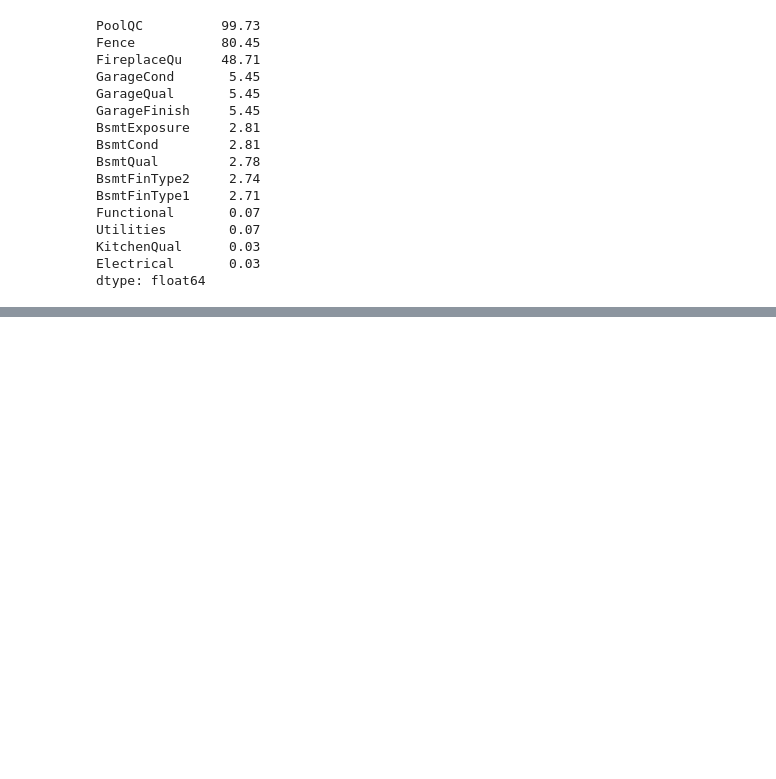
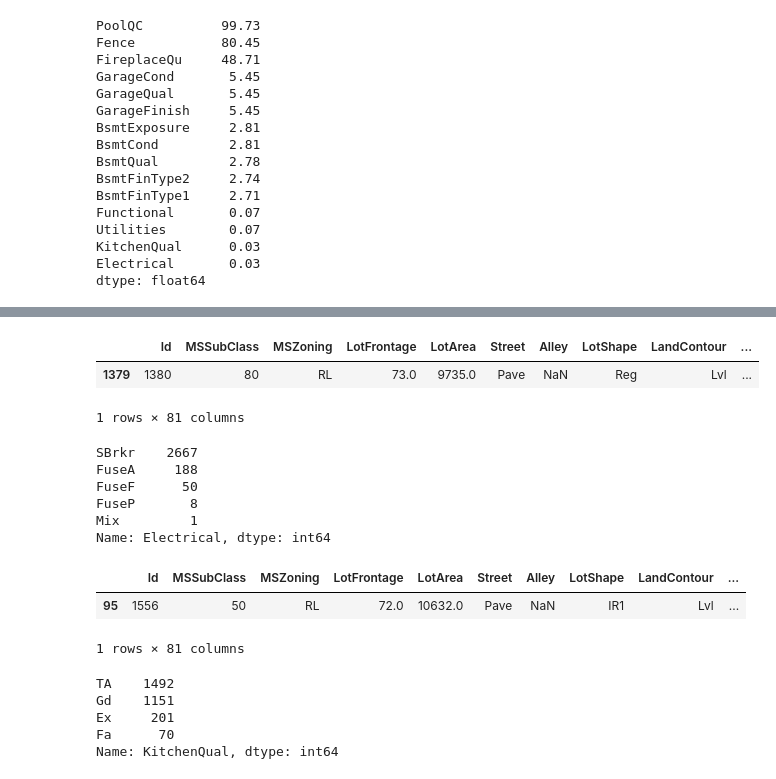
Before and after one commit to rsrigiri/Housing-Prices-Prediction, a Jupyter notebook: AMES-Housing-Prices-Prediction.ipynb, the cells around one changed output, grey strips where cells are left out. Cells and saved outputs as stored; diff of their text form; code cells hidden in the pictures; blank space fills up the shorter version.

```diff
--- a/AMES-Housing-Prices-Prediction.ipynb
+++ b/AMES-Housing-Prices-Prediction.ipynb
@@ -347,0 +407,15 @@ dtype: float64
+# %%
+df[df['Electrical'].isnull()]
+# %% [output]
+|  | Id | MSSubClass | MSZoning | LotFrontage | LotArea | Street | Alley | LotShape | LandContour | ... |
+| 1379 | 1380 | 80 | RL | 73.0 | 9735.0 | Pave | NaN | Reg | Lvl | ... |
+1 rows × 81 columns
+# %%
+df['Electrical'].value_counts()
+# %% [output]
+SBrkr    2667
+FuseA     188
+FuseF      50
+FuseP       8
+Mix         1
+Name: Electrical, dtype: int64
@@ -347,0 +425,14 @@ dtype: float64
+# %%
+df[df['KitchenQual'].isnull()]
+# %% [output]
+|  | Id | MSSubClass | MSZoning | LotFrontage | LotArea | Street | Alley | LotShape | LandContour | ... |
+| 95 | 1556 | 50 | RL | 72.0 | 10632.0 | Pave | NaN | IR1 | Lvl | ... |
+1 rows × 81 columns
+# %%
+df['KitchenQual'].value_counts()
+# %% [output]
+TA    1492
+Gd    1151
+Ex     201
+Fa      70
+Name: KitchenQual, dtype: int64
```
Also changed, not shown: parts of 8 cells of this notebook.
